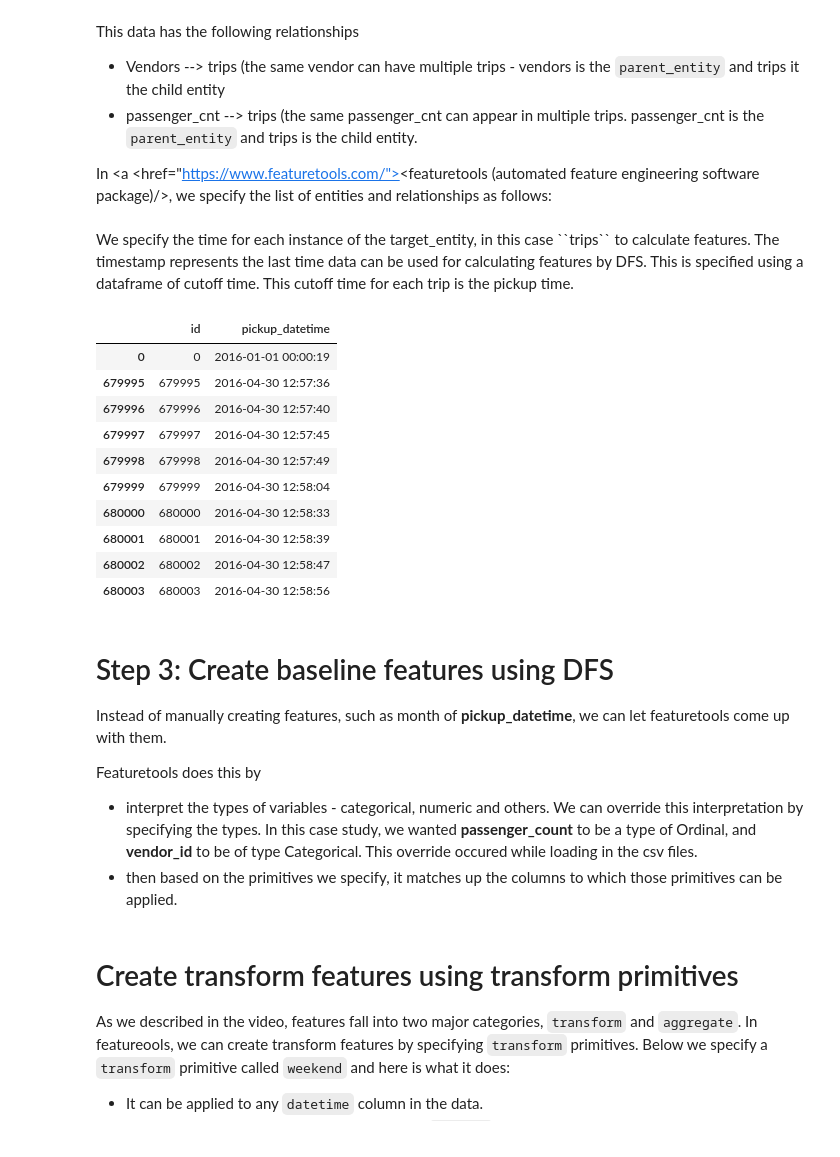
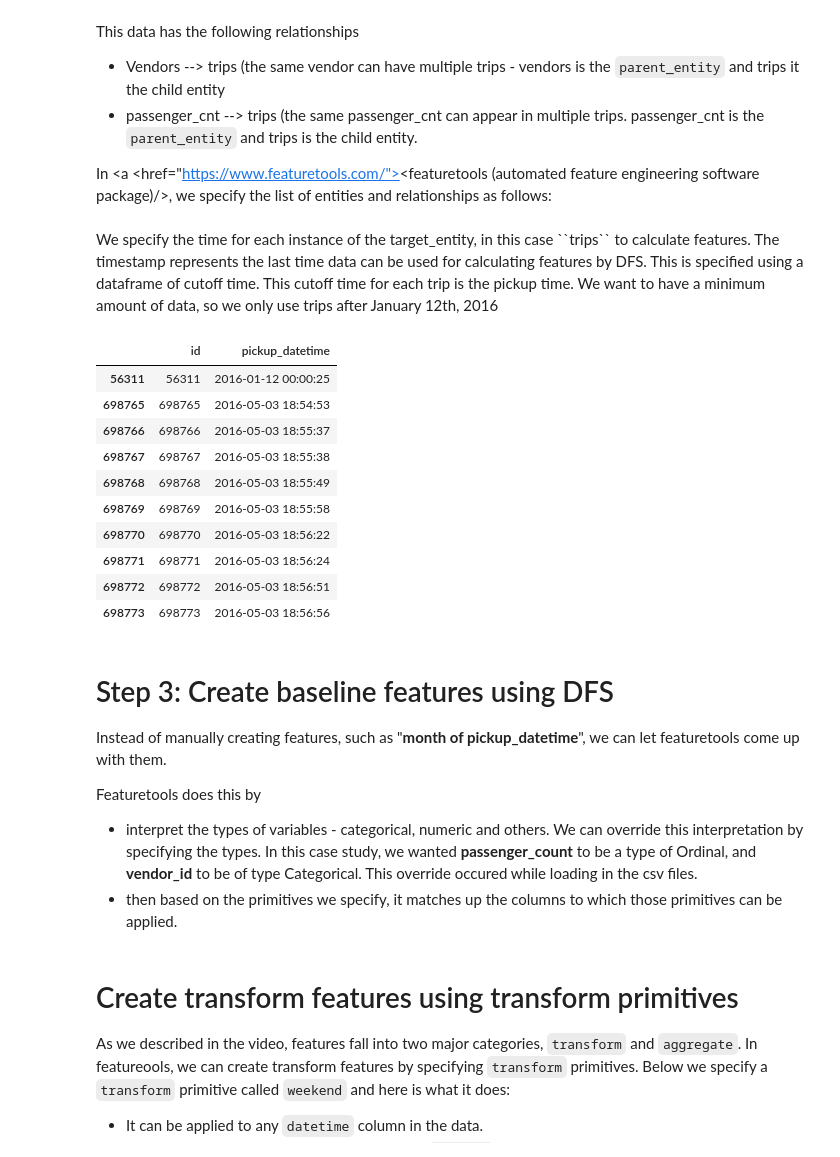
Before and after one commit to alteryx/DSx, a Jupyter notebook: NewYorkCity_taxi_case_study.ipynb, the cells around one changed output. Cells and saved outputs as stored; diff of their text form; code cells hidden in the pictures.

```diff
--- a/NewYorkCity_taxi_case_study.ipynb
+++ b/NewYorkCity_taxi_case_study.ipynb
@@ -85,25 +85,26 @@ entities = {
 relationships = [("vendors", "vendor_id","trips", "vendor_id"),
                 ("passenger_cnt", "passenger_count","trips", "passenger_count")]
 # %% [markdown]
-<p>We specify the time for each instance of the target_entity, in this case ``trips`` to calculate features. The timestamp represents the last time data can be used for calculating features by DFS. This is specified using a dataframe of cutoff time. This cutoff time for each trip is the pickup time.</p>
+<p>We specify the time for each instance of the target_entity, in this case ``trips`` to calculate features. The timestamp represents the last time data can be used for calculating features by DFS. This is specified using a dataframe of cutoff time. This cutoff time for each trip is the pickup time. We want to have a minimum amount of data, so we only use trips after January 12th, 2016</p>
 # %%
-cutoff_time = (trips[['id', 'pickup_datetime']])
-preview(cutoff_time,10)
+cutoff_time = trips[['id', 'pickup_datetime']]
+cutoff_time = cutoff_time[cutoff_time['pickup_datetime'] > "2016-01-12"]
+preview(cutoff_time, 10)
 # %% [output]
 |  | id | pickup_datetime |
-| 0 | 0 | 2016-01-01 00:00:19 |
-| 679995 | 679995 | 2016-04-30 12:57:36 |
-| 679996 | 679996 | 2016-04-30 12:57:40 |
-| 679997 | 679997 | 2016-04-30 12:57:45 |
-| 679998 | 679998 | 2016-04-30 12:57:49 |
-| 679999 | 679999 | 2016-04-30 12:58:04 |
-| 680000 | 680000 | 2016-04-30 12:58:33 |
-| 680001 | 680001 | 2016-04-30 12:58:39 |
-| 680002 | 680002 | 2016-04-30 12:58:47 |
-| 680003 | 680003 | 2016-04-30 12:58:56 |
+| 56311 | 56311 | 2016-01-12 00:00:25 |
+| 698765 | 698765 | 2016-05-03 18:54:53 |
+| 698766 | 698766 | 2016-05-03 18:55:37 |
+| 698767 | 698767 | 2016-05-03 18:55:38 |
+| 698768 | 698768 | 2016-05-03 18:55:49 |
+| 698769 | 698769 | 2016-05-03 18:55:58 |
+| 698770 | 698770 | 2016-05-03 18:56:22 |
+| 698771 | 698771 | 2016-05-03 18:56:24 |
+| 698772 | 698772 | 2016-05-03 18:56:51 |
+| 698773 | 698773 | 2016-05-03 18:56:56 |
 # %% [markdown]
 # Step 3: Create baseline features using DFS
-<p>Instead of manually creating features, such as month of <b>pickup_datetime</b>, we can let featuretools come up with them. </p>
+<p>Instead of manually creating features, such as "<b>month of pickup_datetime</b>", we can let featuretools come up with them. </p>
 
 Featuretools does this by
 * interpret the types of variables - categorical, numeric and others. We can override this interpretation by specifying the types. In this case study, we wanted <b>passenger_count</b> to be a type of Ordinal, and <b>vendor_id</b> to be of type Categorical. This override occured while loading in the csv files.</p>
```
Also changed, not shown: parts of 16 cells of this notebook, 7 other files.
